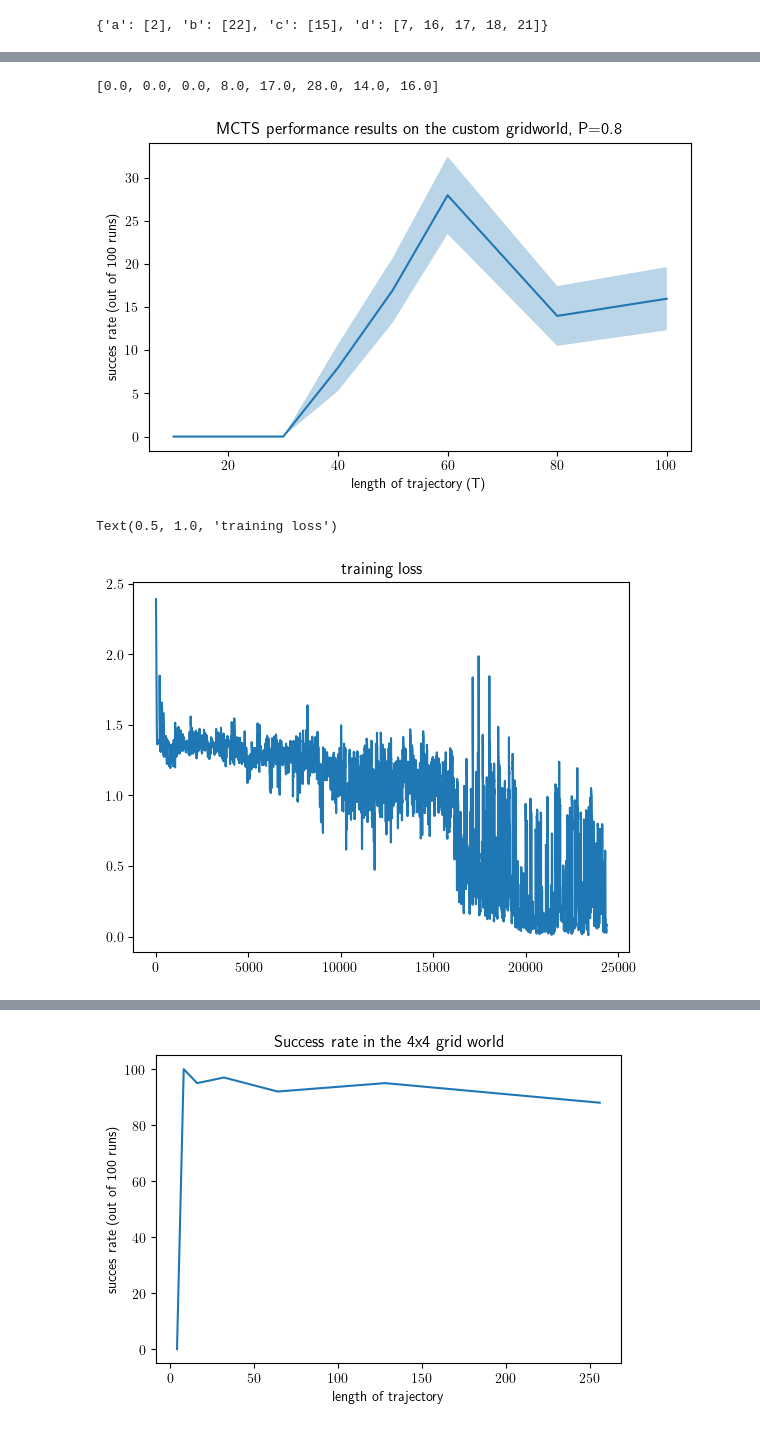
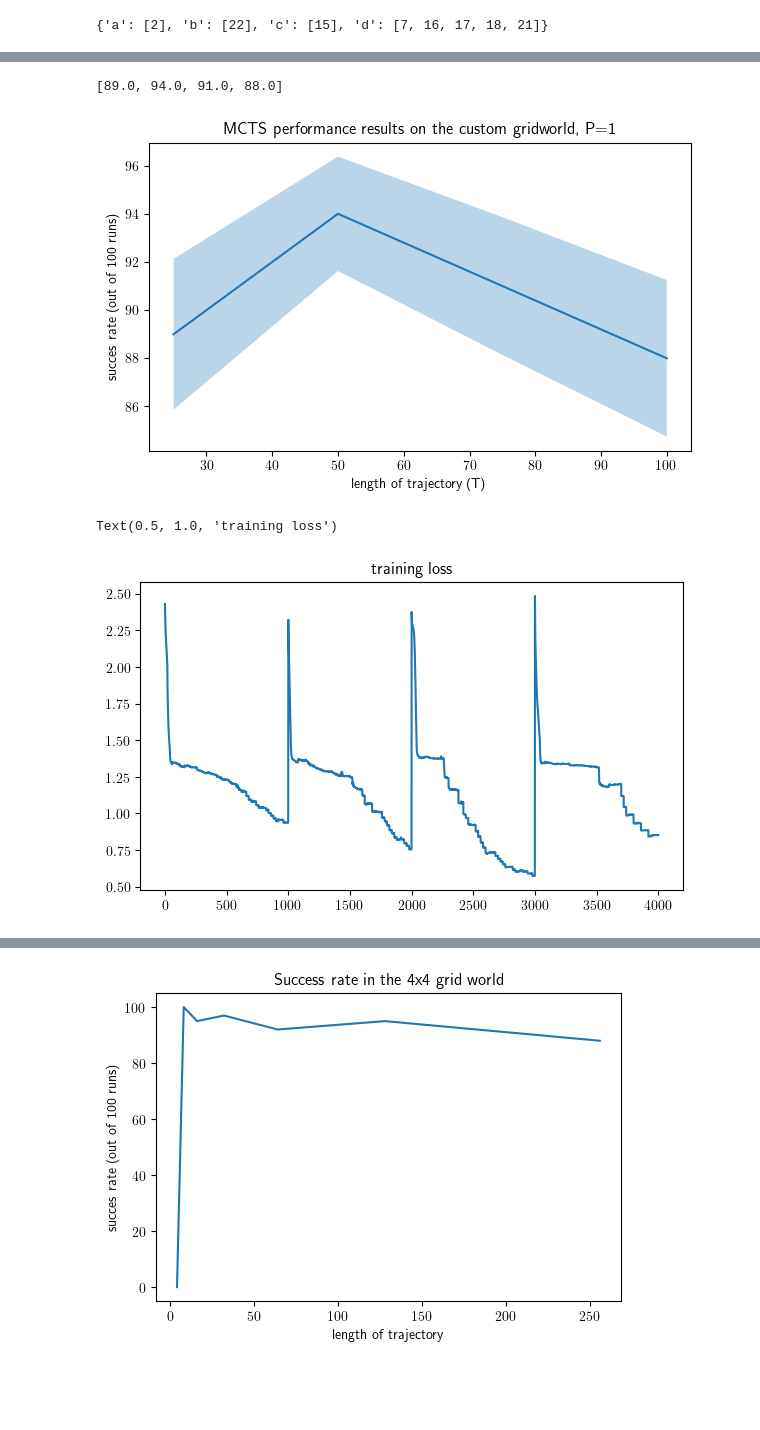
Before and after one commit to CL2-UWaterloo/RL-LTL, a Jupyter notebook: ComputeCanada_scrips/Create_animation.ipynb, the cells around one changed output, grey strips where cells are left out. Cells and saved outputs as stored; diff of their text form; code cells hidden in the pictures; blank space fills up the shorter version.

```diff
--- a/ComputeCanada_scrips/Create_animation.ipynb
+++ b/ComputeCanada_scrips/Create_animation.ipynb
@@ -208,5 +209,3 @@ ________________________________________________________________________________
 model(csrl.ch_states[(0,0,0,0)][np.newaxis])
 
 N, W, Q, P, visited = np.zeros(csrl.shape), np.zeros(csrl.shape), np.zeros(csrl.shape), np.zeros(csrl.shape), set()
-# %%
-model.load_weights('custom_gw_p1')
@@ -214,0 +212,2 @@ model.load_weights('custom_gw_p1')
+# %%
+model.load_weights(f'models\p=0.8\d100_s100_t100')
@@ -215,13 +216,13 @@ model.load_weights('custom_gw_p1')
 # %%
-model = build_model(csrl.ch_states[(0,0,0,0)].shape, csrl.shape[-1])
+search_depth = 400
+MCTS_samples = 100
 
-num_training_epochs =  100
+num_training_epochs =  0
 num_test_epochs = 100
 training = True
 epochs = 20
-T = [10, 20, 30, 40, 50, 60, 80, 100]
+T = [25, 50, 75, 100]
 K = 1
-search_depth = 150
 
 success_rates = []
 succes_std = []
@@ -231,12 +232,13 @@ train_history = []
 for i in T:
     # TRAIN ##############################
     train_wins = 0
-    num_training_epochs = int(250 - 2*i)
+    # num_training_epochs = int(200 - 1.9*i)
+    # model = build_model(csrl.ch_states[(0,0,0,0)].shape, csrl.shape[-1])
     N, W, Q, P, visited = np.zeros(csrl.shape), np.zeros(csrl.shape), np.zeros(csrl.shape), np.zeros(csrl.shape), set()
     for epoch in range(num_training_epochs):
         t1 = time.time()
         state_history, channeled_states, trajectory, action_history, reward_history, better_policy = csrl.MC_learning(model, LTL_formula, predicates,
-                N = N, W = W, Q = Q, P = P, C=3, tow=1, n_samples=100, visited=set(), start=None, search_depth=search_depth,
+                N = N, W = W, Q = Q, P = P, C=3, tow=1, n_samples=MCTS_samples, visited=set(), start=None, search_depth=search_depth,
                 verbose=0, T=i, K=K)
         # print('N',N[(0,0,0,0)])
         t2 = time.time()
@@ -247,7 +249,7 @@ for i in T:
 
         t3= time.time()
         if training and len(action_history)>0:
-            if epoch>=0:
+            if epoch==0:
                 x_train = np.array(channeled_states)[:-1]
                 y1_train = np.array(better_policy)
                 y2_train = np.array(reward_history) + (check_LTL(LTL_formula, trajectory, predicates)[0]*max_rew)
@@ -320,13 +328,14 @@ plt.ylabel(f"succes rate (out of {num_test_epochs} runs)")
 plt.title("MCTS performance results on the custom gridworld, P="+str(p))
 success_rates
 # %% [output]
-[0.0, 0.0, 0.0, 8.0, 17.0, 28.0, 14.0, 16.0]
+[89.0, 94.0, 91.0, 88.0]
-[figure, old version]
+[figure, new version]
 # %%
 interval = 400
+plt.figure(figsize=(7,4))
 plt.plot(train_history)
 plt.title("training loss")
 # plt.xticks(range(1,num_training_epochs*epochs,interval), range(0,num_training_epochs,interval//epochs));
 # %% [output]
 Text(0.5, 1.0, 'training loss')
-[figure, old version]
+[figure, new version]
```
Also changed, not shown: parts of 24 cells of this notebook, 17 other files.
